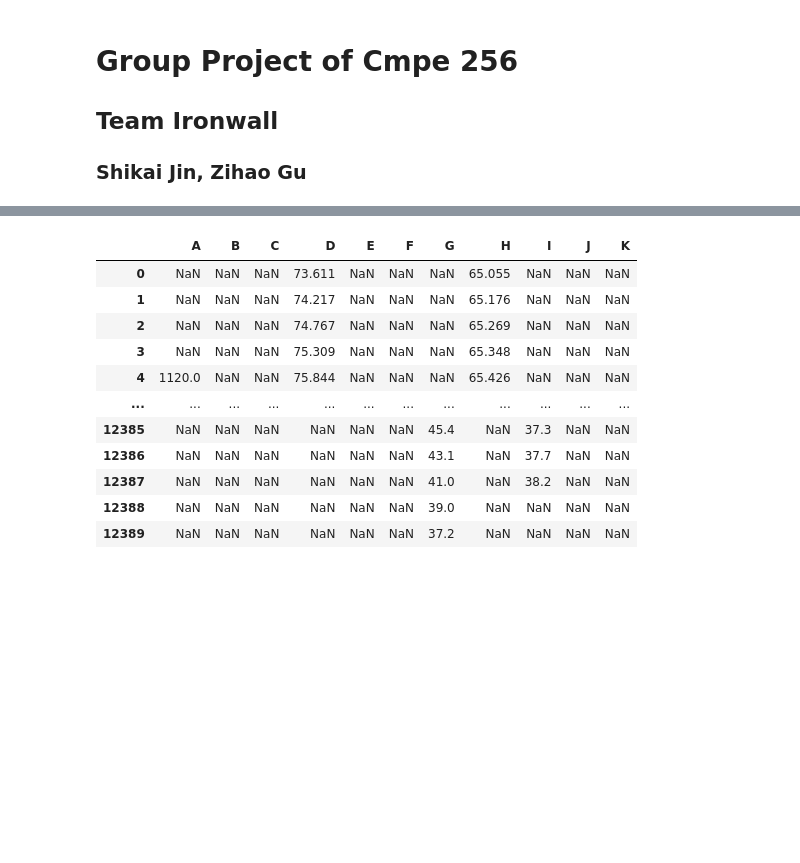
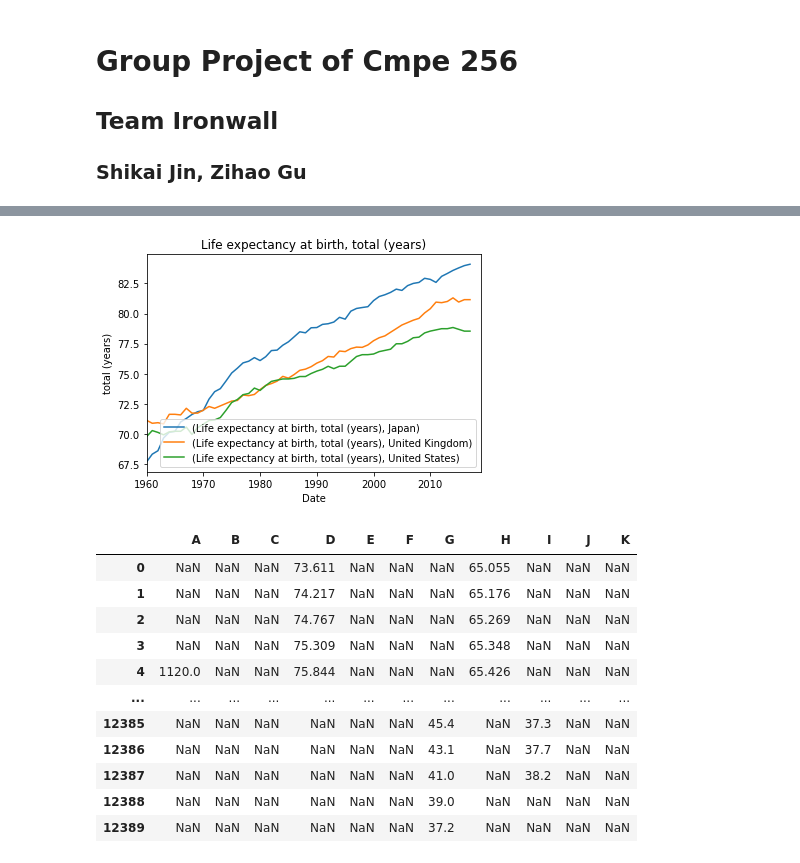
Before and after one commit to RickLothar/Project_256, a Jupyter notebook: Group Project Team Ironwall.ipynb, the cells around one changed output, grey strips where cells are left out. Drawn from its saved outputs; the diff is of its cells as text; code cells hidden in the pictures; blank space fills up the shorter version.

```diff
--- a/Group Project Team Ironwall.ipynb
+++ b/Group Project Team Ironwall.ipynb
@@ -24,3 +49,15 @@ import matplotlib.pyplot as plt
+# %%
+countries_sample = ['USA', 'GBR', 'JPN']
+indicator_sample2 = {'SP.DYN.LE00.IN':'Life expectancy at birth, total (years)'}
+df_sample = wbdata.get_dataframe(indicator_sample2, country=countries_sample, convert_date=False)
+dfu_sample = df_sample.unstack(level=0)
+dfu_sample.head()
+dfu_sample.plot();
+plt.legend(loc='best');
+plt.title("Life expectancy at birth, total (years)");
+plt.xlabel('Date'); plt.ylabel('total (years)');
+# %% [output]
+[figure, added]
 # %%
 countries = ['ARG', 'ARM', 'ABW', 'AUS', 'AUT', 'AZE',
        'BHS', 'BHR', 'BGD', 'BRB', 'BLR', 'BEL', 'BLZ', 'BEN', 'BMU',
```
Also changed, not shown: parts of 6 cells of this notebook, 1 other file.
